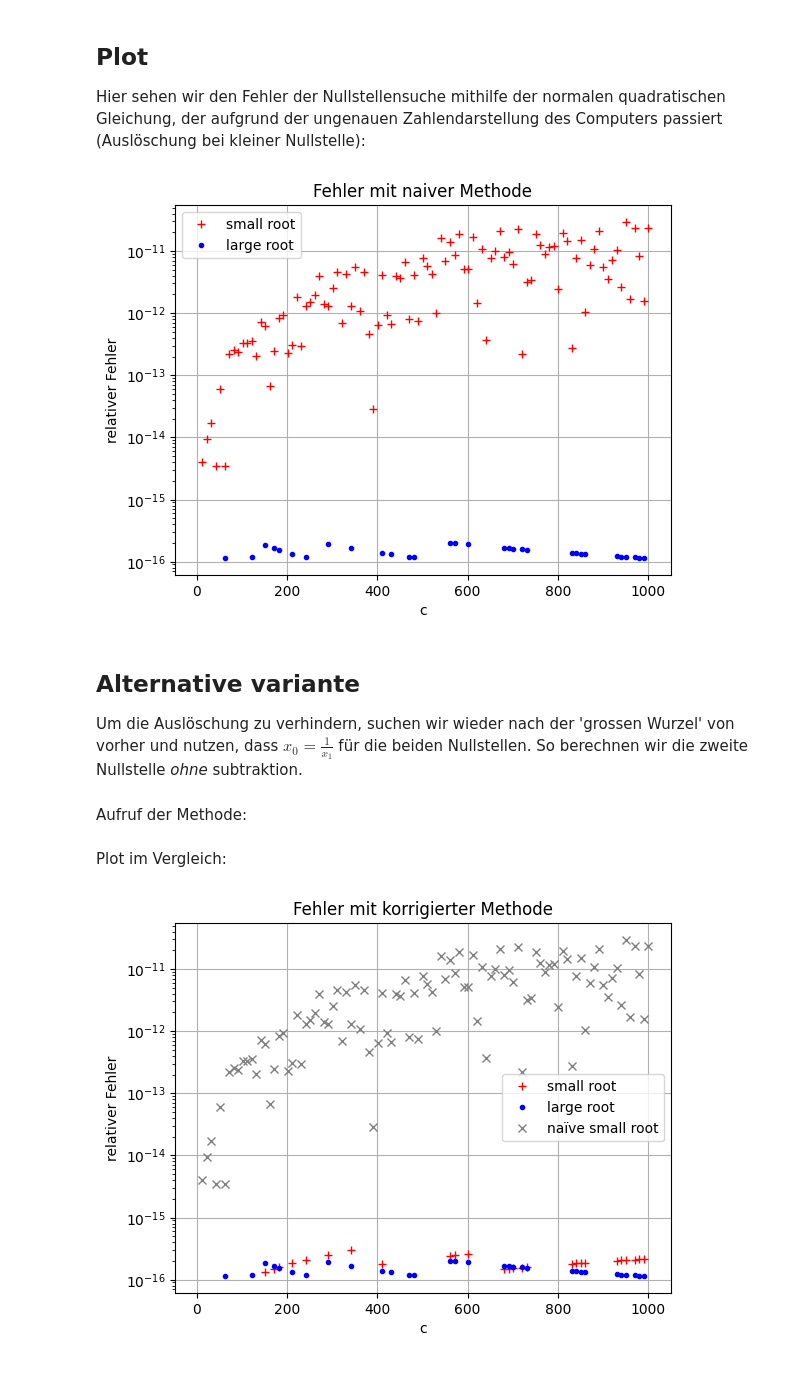
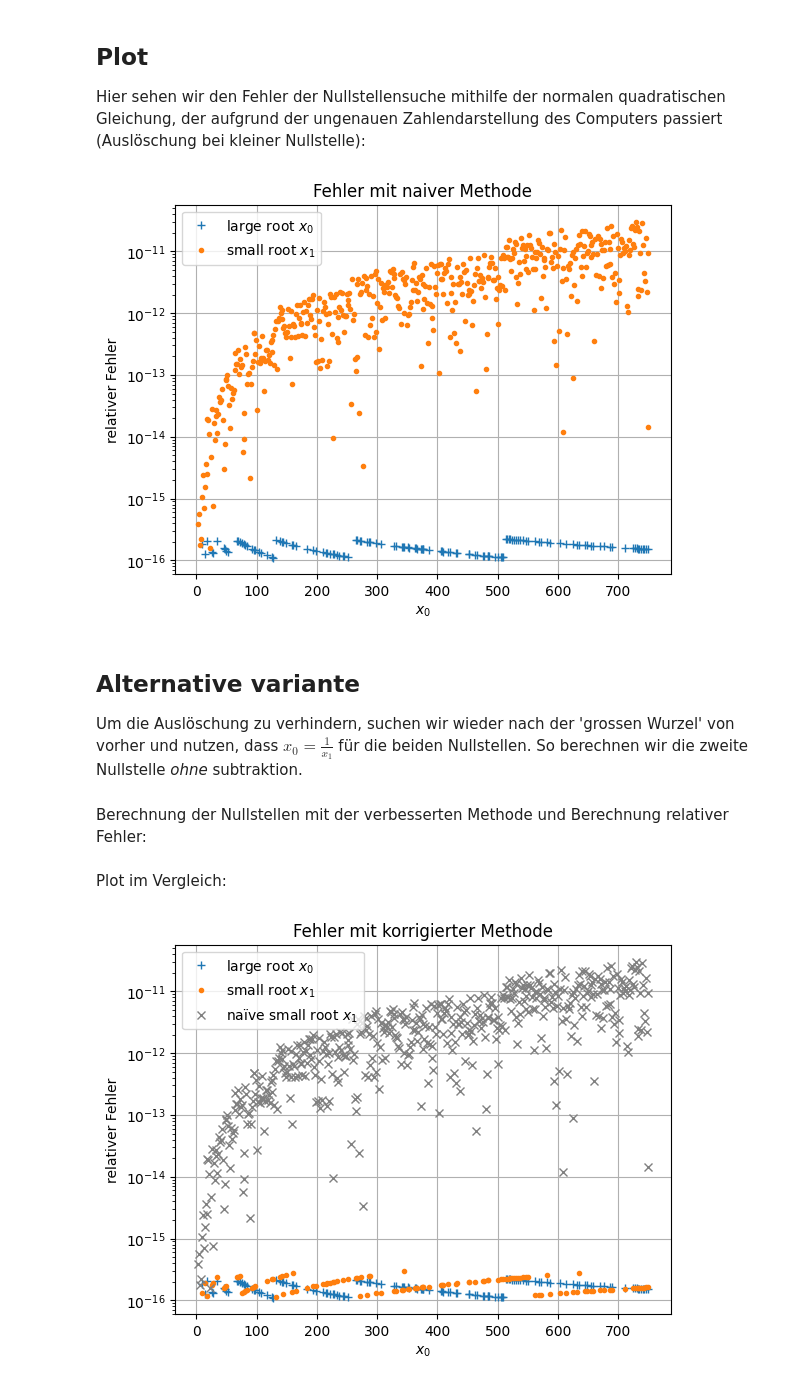
Before and after one commit to jvonaesch/jvonaesch.github.io, a Jupyter notebook: assets/data/notebooks/square-computation.ipynb, the cells around one changed output. Cells and saved outputs as stored; diff of their text form; code cells hidden in the pictures.

```diff
--- a/assets/data/notebooks/square-computation.ipynb
+++ b/assets/data/notebooks/square-computation.ipynb
@@ -26,53 +21,64 @@ b = 1
+# %%
+def sq_solve(a, b):
+    z = np.array([])
+    D = a**2 - 4*b
+    if D.any() < 0:
+        raise ValueError("No real Zeros")
+    else:
+        wD = np.sqrt(D)
+        return (-a + wD)/2 , (-a - wD)/2
 # %% [markdown]
 Berechne die Nullstellen und vergleiche mit den tatsächlichen Nullstellen:
 # %%
-z0, z1 = zerosquadpol(a,b) # Fehlerbehaftete Berechnung
-x0 = 1/c   # tatsächliche Nullstelle 0
-x1 = c     # tatsächliche Nullstelle 1
+x0_naive, x1_naive = sq_solve(a,b) # Fehlerbehaftete Berechnung
+err0_naive = abs(x0_naive - x0)/x0
+err1_naive = abs(x1_naive - x1)/x1
 # %% [markdown]
 ## Plot
 Hier sehen wir den Fehler der Nullstellensuche mithilfe der normalen quadratischen Gleichung, der aufgrund der ungenauen Zahlendarstellung des Computers passiert (Auslöschung bei kleiner Nullstelle):
 # %%
 plt.title("Fehler mit naiver Methode")
-plt.semilogy(c, abs(z0-x0)/x0, 'r+', label='small root')
-plt.semilogy(c, abs(z1-x1)/x1, 'b.', label='large root')
+plt.semilogy(x0, err0_naive, '+', label=r'large root $x_0$')
+plt.semilogy(x0, err1_naive, '.', label=r'small root $x_1$')
 plt.ylabel('relativer Fehler')
-plt.xlabel('c')
+plt.xlabel(r'$x_0$')
 plt.grid()
 plt.legend()
 plt.show()
 # %% [output]
-[figure, old version]
+[figure, new version]
 # %% [markdown]
 ## Alternative variante
 Um die Auslöschung zu verhindern, suchen wir wieder nach der 'grossen Wurzel' von vorher und nutzen, dass $x_0 = \frac{1}{x_1}$ für die beiden Nullstellen. So berechnen wir die zweite Nullstelle _ohne_ subtraktion.
 # %%
-def stabzerosquadpol(a,b):
+def sq_solve_vieta(a,b):
     z = np.array([])
     D = a**2 - 4*b
     if D.any()<0:
         print('no real zeros')
     else:
         wD = np.sqrt(D)
-        z2 = np.where(a<0, (wD-a)/2, (-wD-a)/2)
-        z1 = b/z2
+        z1 = np.where(a<0, (wD-a)/2, (-wD-a)/2)
+        z2 = b/z1
         z = np.array([z1, z2])
         return(z)
 # %% [markdown]
-Aufruf der Methode:
+Berechnung der Nullstellen mit der verbesserten Methode und Berechnung relativer Fehler:
 # %%
-y0, y1 = stabzerosquadpol(a,b) # Verbesserte Berechnung
+x0_vieta, x1_vieta = sq_solve_vieta(a,b)
+err0_vieta = abs(x0_vieta - x0)/x0
+err1_vieta = abs(x1_vieta - x1)/x1
 # %% [markdown]
 Plot im Vergleich:
 # %%
 plt.title("Fehler mit korrigierter Methode")
-plt.semilogy(c, abs(y0-x0)/x0, 'r+', label='small root')
-plt.semilogy(c, abs(y1-x1)/x1, 'b.', label='large root')
-plt.semilogy(c, abs(z0-x0)/x0, 'x', label='naïve small root', color="gray")
+plt.semilogy(x0, err0_vieta, '+', label=r'large root $x_0$')
+plt.semilogy(x0, err1_vieta, '.', label=r'small root $x_1$')
+plt.semilogy(x0, err1_naive, 'x', label=r'naïve small root $x_1$', color="gray")
 plt.ylabel('relativer Fehler')
-plt.xlabel('c')
+plt.xlabel(r'$x_0$')
 plt.grid()
 plt.legend()
 plt.show()
 # %% [output]
-[figure, old version]
+[figure, new version]
```
Also changed, not shown: parts of 7 cells of this notebook, 16 other files.
